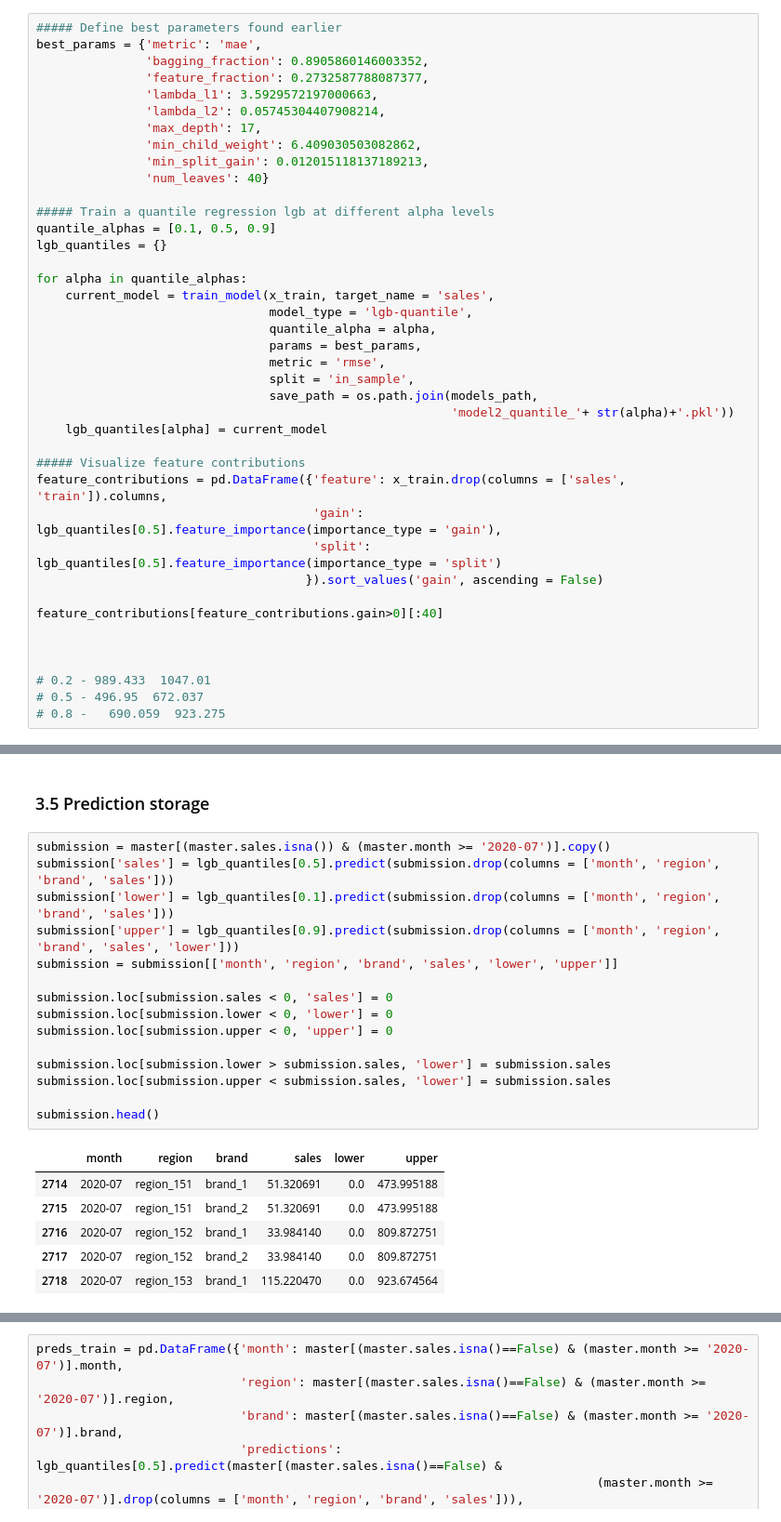
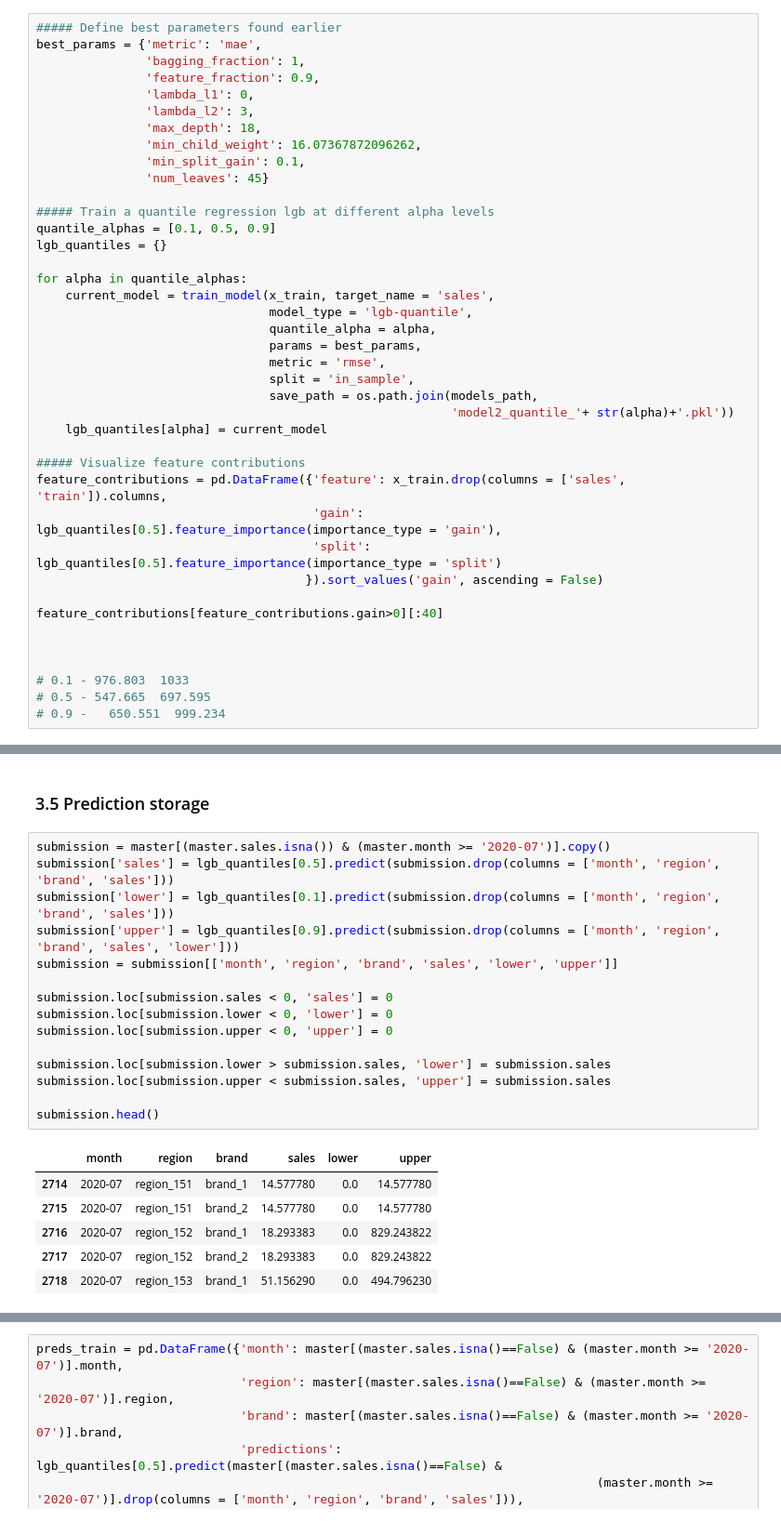
Before and after one commit to Bulbasaurzc/novartis-datathon-2021, a Jupyter notebook: notebooks/3_modelling.ipynb, the cells around one changed output, grey strips where cells are left out. Shown: that part at 93% size. Drawn from its saved outputs; the diff is of its cells as text.

```diff
--- a/notebooks/3_modelling.ipynb
+++ b/notebooks/3_modelling.ipynb
@@ -29,14 +55,14 @@ x_train.drop(columns = 'month', inplace = True)
 # %%
 ##### Define best parameters found earlier
 best_params = {'metric': 'mae',
-               'bagging_fraction': 0.8905860146003352,
-               'feature_fraction': 0.2732587788087377,
-               'lambda_l1': 3.5929572197000663,
-               'lambda_l2': 0.05745304407908214,
-               'max_depth': 17,
-               'min_child_weight': 6.409030503082862,
-               'min_split_gain': 0.012015118137189213,
-               'num_leaves': 40}
+               'bagging_fraction': 1,
+               'feature_fraction': 0.9,
+               'lambda_l1': 0,
+               'lambda_l2': 3,
+               'max_depth': 18,
+               'min_child_weight': 16.07367872096262,
+               'min_split_gain': 0.1,
+               'num_leaves': 45}
 
 ##### Train a quantile regression lgb at different alpha levels
 quantile_alphas = [0.1, 0.5, 0.9]
@@ -63,9 +89,9 @@ feature_contributions[feature_contributions.gain>0][:40]
 
 
 
-# 0.2 - 989.433  1047.01
-# 0.5 - 496.95  672.037
-# 0.8 -   690.059  923.275
+# 0.1 - 976.803  1033
+# 0.5 - 547.665  697.595
+# 0.9 -   650.551  999.234
 # %% [output]
 ####################     training with  4077      ####################
 ####################     validating with  453      ####################
@@ -106,23 +132,23 @@ Early stopping, best iteration is:
 # %%
 submission = master[(master.sales.isna()) & (master.month >= '2020-07')].copy()
 submission['sales'] = lgb_quantiles[0.5].predict(submission.drop(columns = ['month', 'region', 'brand', 'sales']))
 submission['lower'] = lgb_quantiles[0.1].predict(submission.drop(columns = ['month', 'region', 'brand', 'sales']))
 submission['upper'] = lgb_quantiles[0.9].predict(submission.drop(columns = ['month', 'region', 'brand', 'sales', 'lower']))
 submission = submission[['month', 'region', 'brand', 'sales', 'lower', 'upper']]
 
 submission.loc[submission.sales < 0, 'sales'] = 0
 submission.loc[submission.lower < 0, 'lower'] = 0
 submission.loc[submission.upper < 0, 'upper'] = 0
 
 submission.loc[submission.lower > submission.sales, 'lower'] = submission.sales
-submission.loc[submission.upper < submission.sales, 'lower'] = submission.sales
+submission.loc[submission.upper < submission.sales, 'upper'] = submission.sales
 
 submission.head()
 # %% [output]
 |  | month | region | brand | sales | lower | upper |
-| 2714 | 2020-07 | region_151 | brand_1 | 51.320691 | 0.0 | 473.995188 |
-| 2715 | 2020-07 | region_151 | brand_2 | 51.320691 | 0.0 | 473.995188 |
-| 2716 | 2020-07 | region_152 | brand_1 | 33.984140 | 0.0 | 809.872751 |
-| 2717 | 2020-07 | region_152 | brand_2 | 33.984140 | 0.0 | 809.872751 |
-| 2718 | 2020-07 | region_153 | brand_1 | 115.220470 | 0.0 | 923.674564 |
+| 2714 | 2020-07 | region_151 | brand_1 | 14.577780 | 0.0 | 14.577780 |
+| 2715 | 2020-07 | region_151 | brand_2 | 14.577780 | 0.0 | 14.577780 |
+| 2716 | 2020-07 | region_152 | brand_1 | 18.293383 | 0.0 | 829.243822 |
+| 2717 | 2020-07 | region_152 | brand_2 | 18.293383 | 0.0 | 829.243822 |
+| 2718 | 2020-07 | region_153 | brand_1 | 51.156290 | 0.0 | 494.796230 |
 # %%
```
Also changed, not shown: parts of 6 cells of this notebook, 8 other files.
